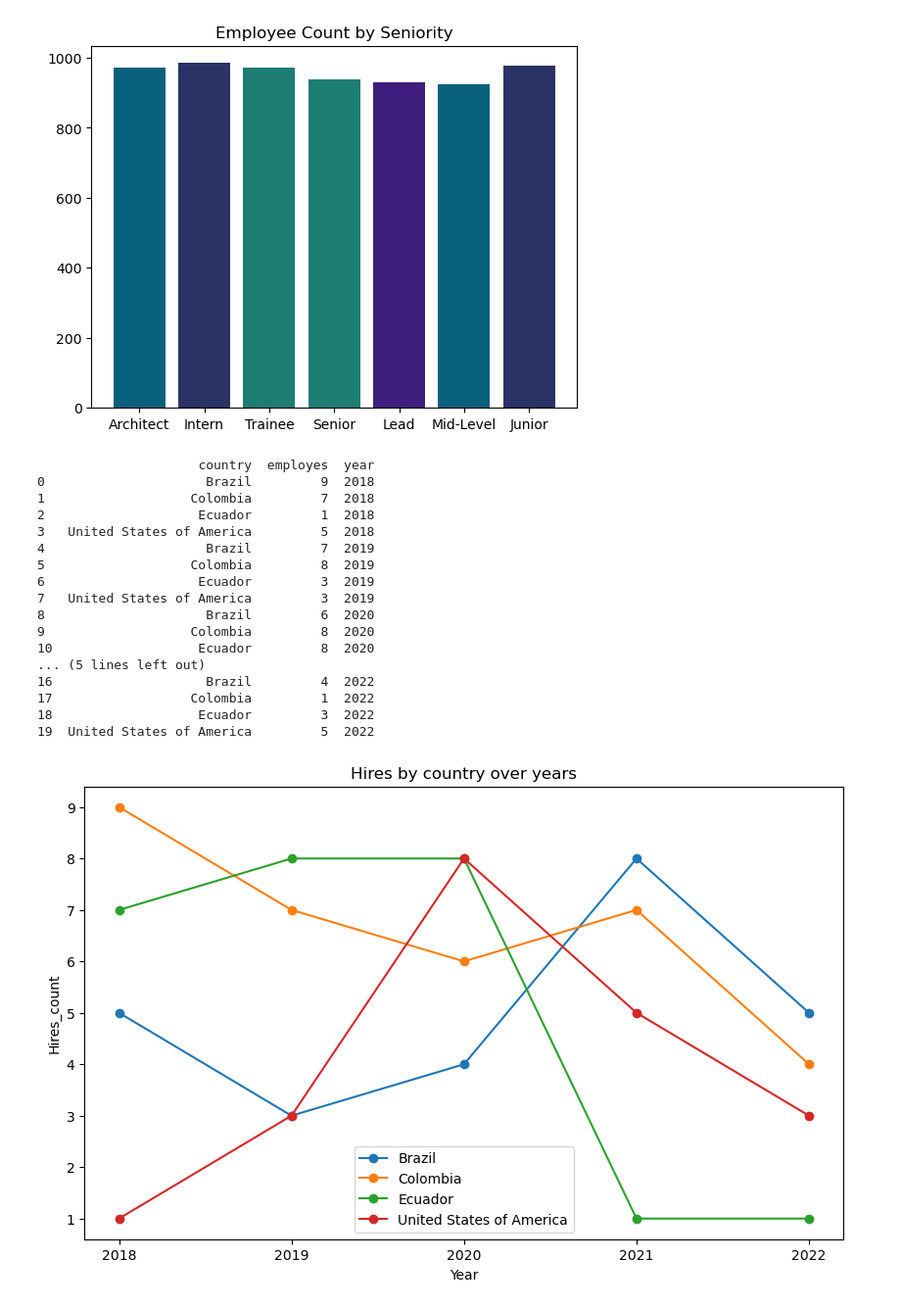
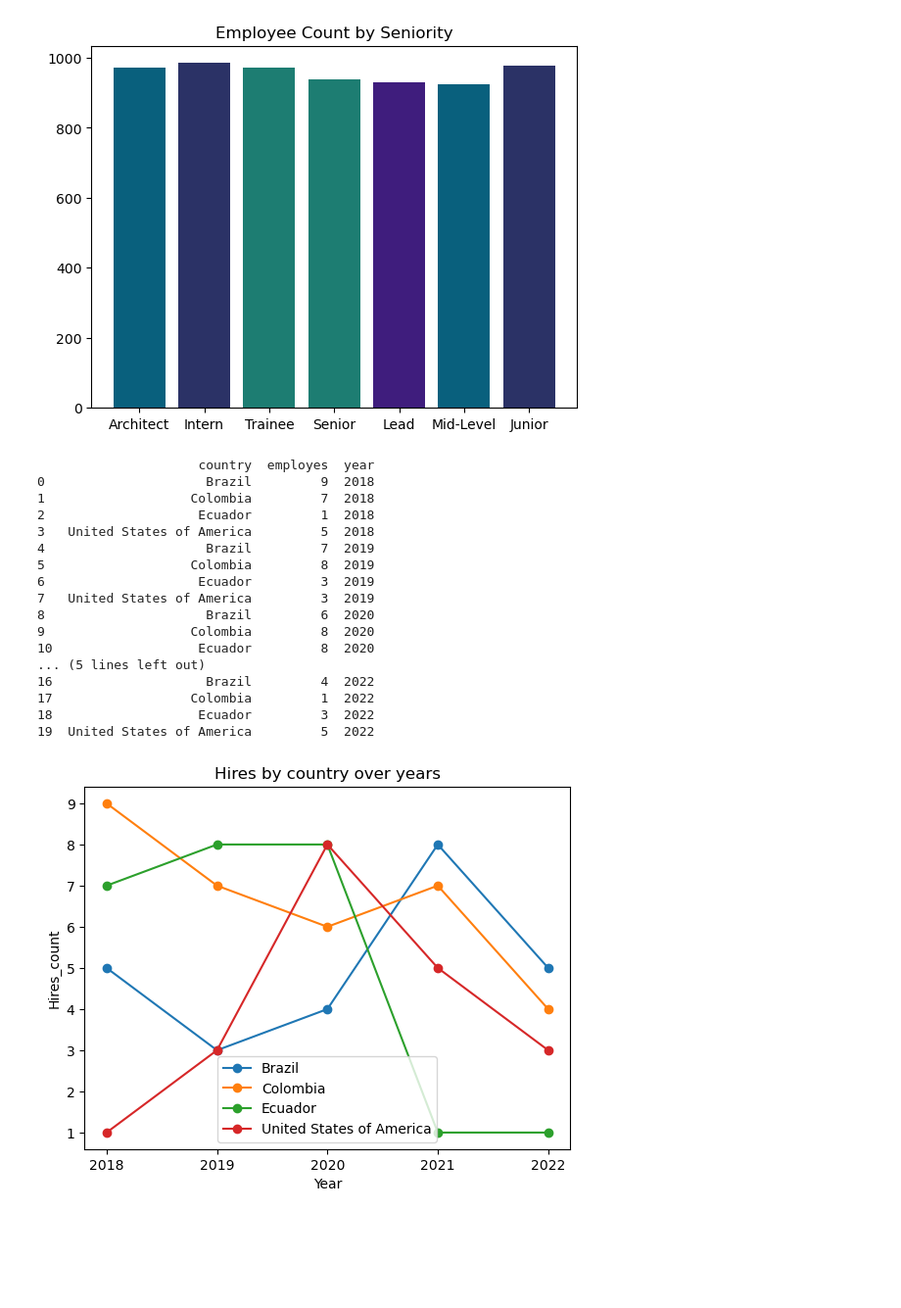
Before and after one commit to CamiloV225/Workshop, a Jupyter notebook: Workshop.ipynb, the cells around one changed output. Shown at 98% size. Saved outputs shown, nothing was run; the diff lists cells and outputs as text; code cells hidden in the pictures; blank space fills up the shorter version.

```diff
--- a/Workshop.ipynb
+++ b/Workshop.ipynb
@@ -131,7 +131,7 @@ Query3()
 [figure]
 # %%
 def Query4():
-    countries_list = ['United States of America', 'Brazil', 'Colombia', 'Ecuador']
+    allcountries = ['United States of America', 'Brazil', 'Colombia', 'Ecuador']
     colors = ["#09607d", "#2b3266", "#1d7d72","#1d7d72","#3f1d7d"]
     connection = connect_postgres()
     cursor = connection.cursor()
@@ -151,37 +151,36 @@ def Query4():
     df = pd.DataFrame(countries)
     df.columns = ['country','employes','year']
     print(df)
-    plt.figure(figsize=(10, 6))
-    #
-    for country in countries_list:
-        by_country = df[df['country'] == country]
-        plt.plot(by_country['year'], by_country['employes'], marker='o', label=country)
+
+    for country in allcountries:
+        dfresult= df[df['country'] == country]
+        plt.plot(dfresult['year'], dfresult['employes'], marker='o', label=country)
 
     plt.xlabel('Year')
     plt.ylabel('Hires_count')
     plt.title('Hires by country over years')
     plt.legend(df['country'].unique())
     plt.xticks(df['year'].unique())
 
 
     plt.show()
 Query4()
 # %% [output]
                      country  employes  year
 0                     Brazil         9  2018
 1                   Colombia         7  2018
 2                    Ecuador         1  2018
 3   United States of America         5  2018
 4                     Brazil         7  2019
 5                   Colombia         8  2019
 6                    Ecuador         3  2019
 7   United States of America         3  2019
 8                     Brazil         6  2020
 9                   Colombia         8  2020
 10                   Ecuador         8  2020
 ... (5 lines left out)
 16                    Brazil         4  2022
 17                  Colombia         1  2022
 18                   Ecuador         3  2022
 19  United States of America         5  2022
-[figure, old version]
+[figure, new version]
```
